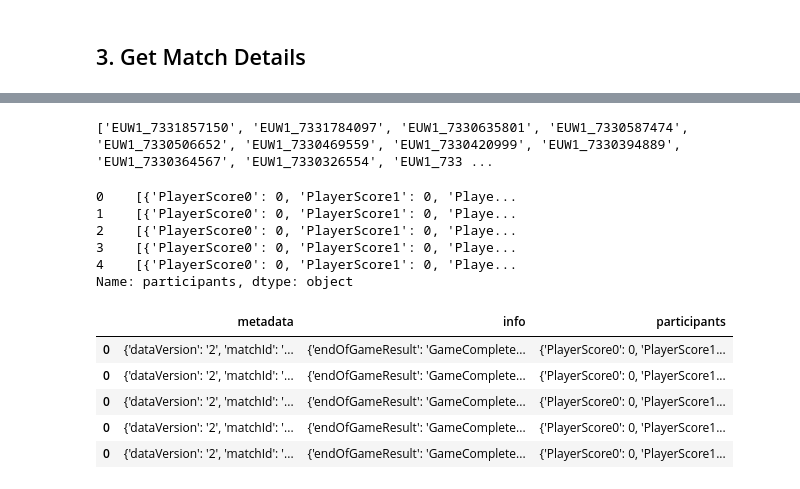
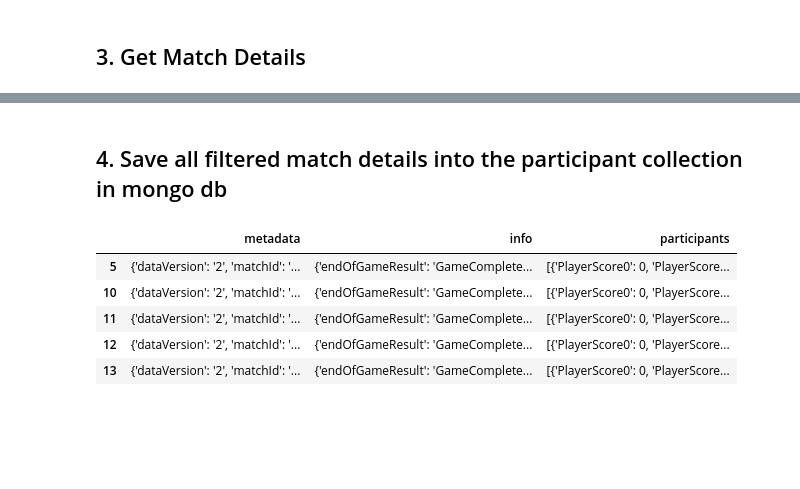
Before and after one commit to Dhoulnoun/LoL-OTP-Builder, a Jupyter notebook: notebook.ipynb, the cells around one changed output, grey strips where cells are left out. Drawn from its saved outputs; the diff is of its cells as text; code cells hidden in the pictures; blank space fills up the shorter version.

```diff
--- a/notebook.ipynb
+++ b/notebook.ipynb
@@ -202,28 +165,23 @@ last_matches = getAllMatches(makkro_puuid, 100)
-# %%
-print(last_matches)
-# %% [output]
-['EUW1_7331857150', 'EUW1_7331784097', 'EUW1_7330635801', 'EUW1_7330587474', 'EUW1_7330506652', 'EUW1_7330469559', 'EUW1_7330420999', 'EUW1_7330394889', 'EUW1_7330364567', 'EUW1_7330326554', 'EUW1_733 ...
+# %% [markdown]
+## 4. Save all filtered match details into the participant collection in mongo db
 # %%
+makkro_puuid = getPUUID(SUMMONER_NAME, TAG_LINE)
+last_matches = getAllMatches(makkro_puuid, 100)
 all_match_details = list(map(getMatchDetails, last_matches))
+all_match_details = [match for match in all_match_details if match is not None]
 # %%
 df = pd.DataFrame(all_match_details)
-df["participants"] = df["info"].apply(lambda x: x.get("participants", []) if isinstance(x, dict) else [])
-df["participants"].head()
+# filter on queueId == 420 (Ranked Solo) remove all other rows that do not correspond to this queueId
+df_ranked_solo = df[df["info"].map(lambda x: x.get("queueId", None)) == 420]
+df_ranked_solo = df_ranked_solo.copy()
+df_ranked_solo["participants"] = df_ranked_solo["info"].apply(
+    lambda x: x.get("participants", []) if isinstance(x, dict) else []
+)
+df_ranked_solo.head()
 # %% [output]
-0    [{'PlayerScore0': 0, 'PlayerScore1': 0, 'Playe...
-1    [{'PlayerScore0': 0, 'PlayerScore1': 0, 'Playe...
-2    [{'PlayerScore0': 0, 'PlayerScore1': 0, 'Playe...
-3    [{'PlayerScore0': 0, 'PlayerScore1': 0, 'Playe...
-4    [{'PlayerScore0': 0, 'PlayerScore1': 0, 'Playe...
-Name: participants, dtype: object
+|  | metadata | info | participants |
+| 5 | {'dataVersion': '2', 'matchId': '... | {'endOfGameResult': 'GameComplete... | [{'PlayerScore0': 0, 'PlayerScore... |
+| 10 | {'dataVersion': '2', 'matchId': '... | {'endOfGameResult': 'GameComplete... | [{'PlayerScore0': 0, 'PlayerScore... |
+| 11 | {'dataVersion': '2', 'matchId': '... | {'endOfGameResult': 'GameComplete... | [{'PlayerScore0': 0, 'PlayerScore... |
+| 12 | {'dataVersion': '2', 'matchId': '... | {'endOfGameResult': 'GameComplete... | [{'PlayerScore0': 0, 'PlayerScore... |
+| 13 | {'dataVersion': '2', 'matchId': '... | {'endOfGameResult': 'GameComplete... | [{'PlayerScore0': 0, 'PlayerScore... |
-# %%
-df_exploded = df.explode("participants")
-
-df_exploded.head()
-# %% [output]
-|  | metadata | info | participants |
-| 0 | {'dataVersion': '2', 'matchId': '... | {'endOfGameResult': 'GameComplete... | {'PlayerScore0': 0, 'PlayerScore1... |
-| 0 | {'dataVersion': '2', 'matchId': '... | {'endOfGameResult': 'GameComplete... | {'PlayerScore0': 0, 'PlayerScore1... |
-| 0 | {'dataVersion': '2', 'matchId': '... | {'endOfGameResult': 'GameComplete... | {'PlayerScore0': 0, 'PlayerScore1... |
-| 0 | {'dataVersion': '2', 'matchId': '... | {'endOfGameResult': 'GameComplete... | {'PlayerScore0': 0, 'PlayerScore1... |
-| 0 | {'dataVersion': '2', 'matchId': '... | {'endOfGameResult': 'GameComplete... | {'PlayerScore0': 0, 'PlayerScore1... |
```
Also changed, not shown: parts of 50 cells of this notebook, 2 other files.
